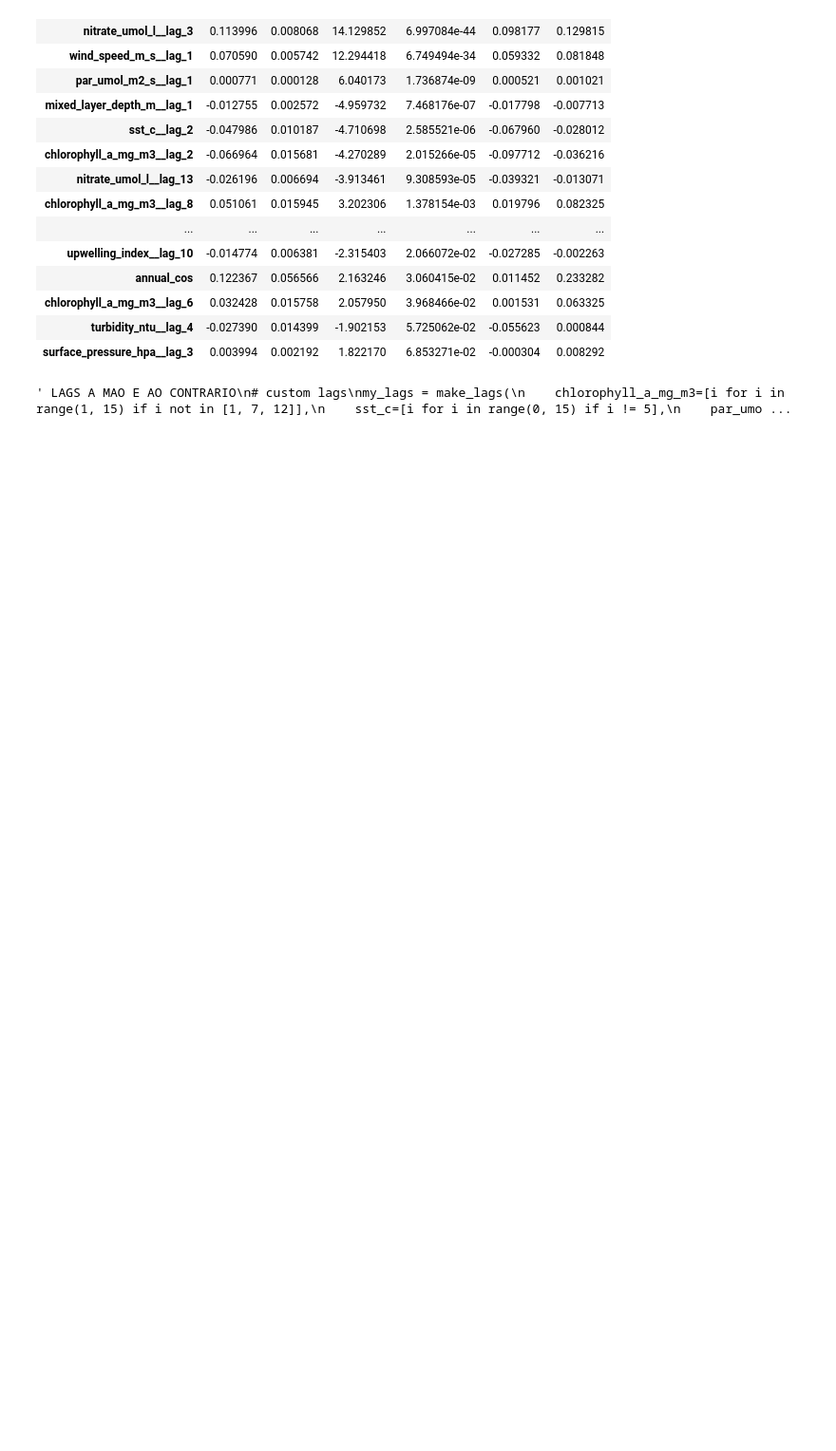
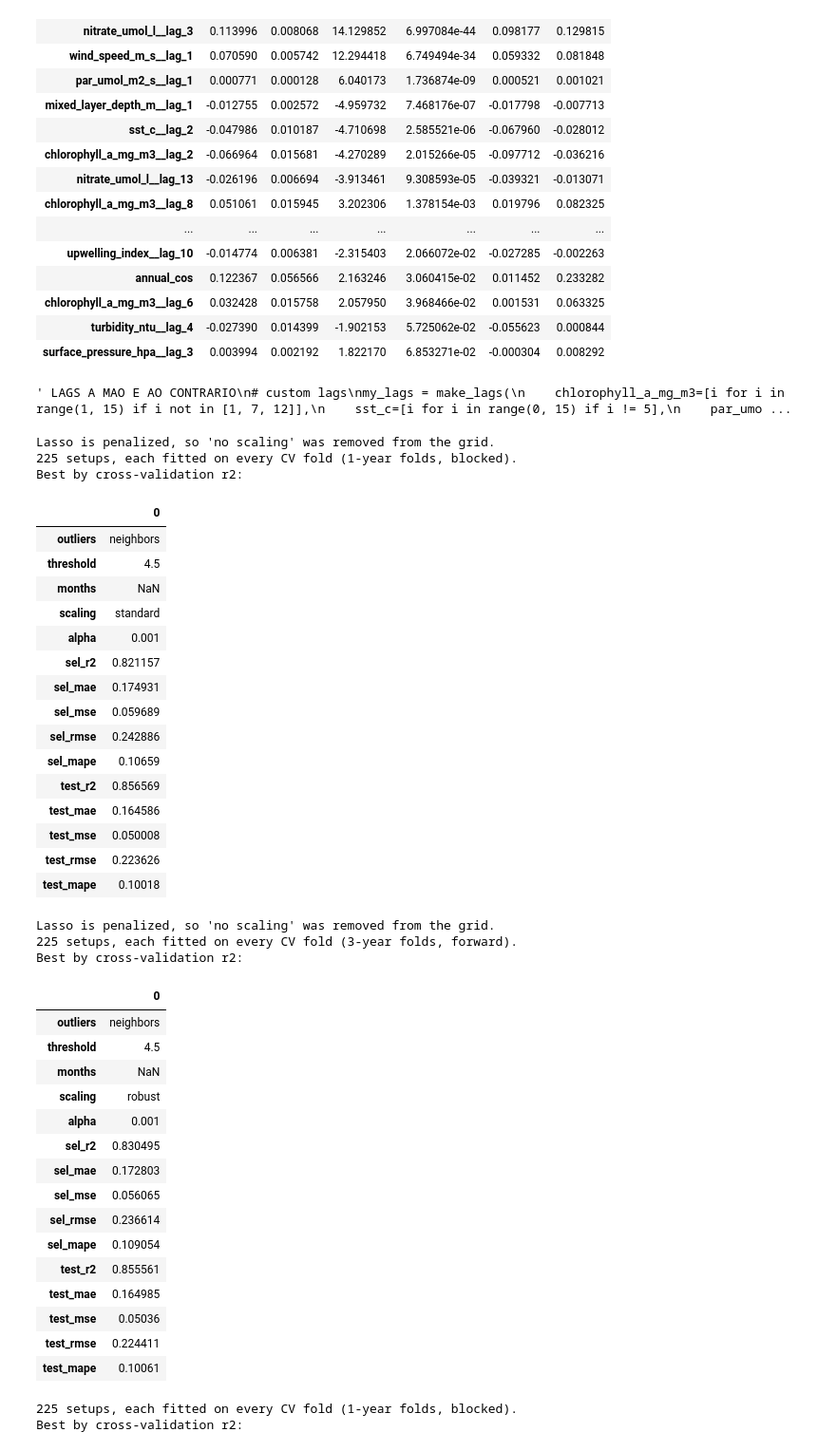
Before and after one commit to margaridardsf/Projeto-Machine-Learning, a Jupyter notebook: project_part1/training_code/experiencias3.ipynb, the cells around one changed output. Shown at 95% size. Drawn from its saved outputs; the diff is of its cells as text; code cells hidden in the pictures; blank space fills up the shorter version.

```diff
--- a/project_part1/training_code/experiencias3.ipynb
+++ b/project_part1/training_code/experiencias3.ipynb
@@ -1162,6 +1166,13 @@ def grid_search(raw, model_cls, model_grid=None, fixed_params=None, *,
     Ranking uses the sel_ columns; test_ columns are always the test period.
     """
     col = col or blf.TARGET
+    PENALIZED = {"Lasso", "Ridge", "ElasticNet", "LassoCV", "RidgeCV", "ElasticNetCV"}
+    if model_cls.__name__ in PENALIZED:
+        if any(not s for s in scalings):
+            print(f"{model_cls.__name__} is penalized, so 'no scaling' was removed from the grid.")
+        scalings = tuple(s for s in scalings if s)
+        if not scalings:
+            raise ValueError("penalized models need at least one scaling option")
     model_grid, fixed_params = model_grid or {}, fixed_params or {}
 
     if isinstance(split, (tuple, list)):
@@ -1611,3 +1624,64 @@ _, ols_full=analysis_LOS(neighbors_lagged, scaling=None, sig=0.05, split="2023-0
 '''
 # %% [output]
 ' LAGS A MAO E AO CONTRARIO\n# custom lags\nmy_lags = make_lags(\n    chlorophyll_a_mg_m3=[i for i in range(1, 15) if i not in [1, 7, 12]],\n    sst_c=[i for i in range(0, 15) if i != 5],\n    par_umo ...
+# %%
+# Lasso with yearly CV (9 folds) or 3-year CV (3 folds), test = 2023
+res_l1 = grid_search(raw, Lasso, {"alpha": [0.001, 0.01, 0.1]}, {"max_iter": 10000},
+                     split="2023-01-01", cv_years=1)
+res_l3 = grid_search(raw, Lasso, {"alpha": [0.001, 0.01, 0.1]}, {"max_iter": 10000},
+                     split="2023-01-01", cv_years=3, cv_scheme="forward")
+
+# Linear regression with the winning setup on different test periods
+compare_splits(raw, LinearRegression,
+    splits={"test 2023 (train <2023)":       "2023-01-01",
+            "test 2022-23 (train <2022)":    ("2022-01-01", "2024-01-01"),
+            "test 2022 (train all others)":  ("2022-01-01", "2023-01-01"),
+            "test 2022 (train <2022 only)":  ("2022-01-01", "2023-01-01", "past")},
+    scaling=None,
+    outlier=dict(threshold=6, method="months_back", months=6))
+
+
+res_l1 = grid_search(raw, Lasso, {"alpha": [0.001, 0.01, 0.1]}, {"max_iter": 10000},
+                     split="2023-01-01", cv_years=1,
+                     scalings=("standard", "minmax", "robust"))
+# %% [output]
+Lasso is penalized, so 'no scaling' was removed from the grid.
+225 setups, each fitted on every CV fold (1-year folds, blocked).
+Best by cross-validation r2:
+|  | 0 |
+| outliers | neighbors |
+| threshold | 4.5 |
+| months | NaN |
+| scaling | standard |
+| alpha | 0.001 |
+| sel_r2 | 0.821157 |
+| sel_mae | 0.174931 |
+| sel_mse | 0.059689 |
+| sel_rmse | 0.242886 |
+| sel_mape | 0.10659 |
+| test_r2 | 0.856569 |
+| test_mae | 0.164586 |
+| test_mse | 0.050008 |
+| test_rmse | 0.223626 |
+| test_mape | 0.10018 |
+Lasso is penalized, so 'no scaling' was removed from the grid.
+225 setups, each fitted on every CV fold (3-year folds, forward).
+Best by cross-validation r2:
+|  | 0 |
+| outliers | neighbors |
+| threshold | 4.5 |
+| months | NaN |
+| scaling | robust |
+| alpha | 0.001 |
+| sel_r2 | 0.830495 |
+| sel_mae | 0.172803 |
+| sel_mse | 0.056065 |
+| sel_rmse | 0.236614 |
+| sel_mape | 0.109054 |
+| test_r2 | 0.855561 |
+| test_mae | 0.164985 |
+| test_mse | 0.05036 |
+| test_rmse | 0.224411 |
+| test_mape | 0.10061 |
+225 setups, each fitted on every CV fold (1-year folds, blocked).
+Best by cross-validation r2:
```
Also changed, not shown: parts of 13 cells of this notebook.
